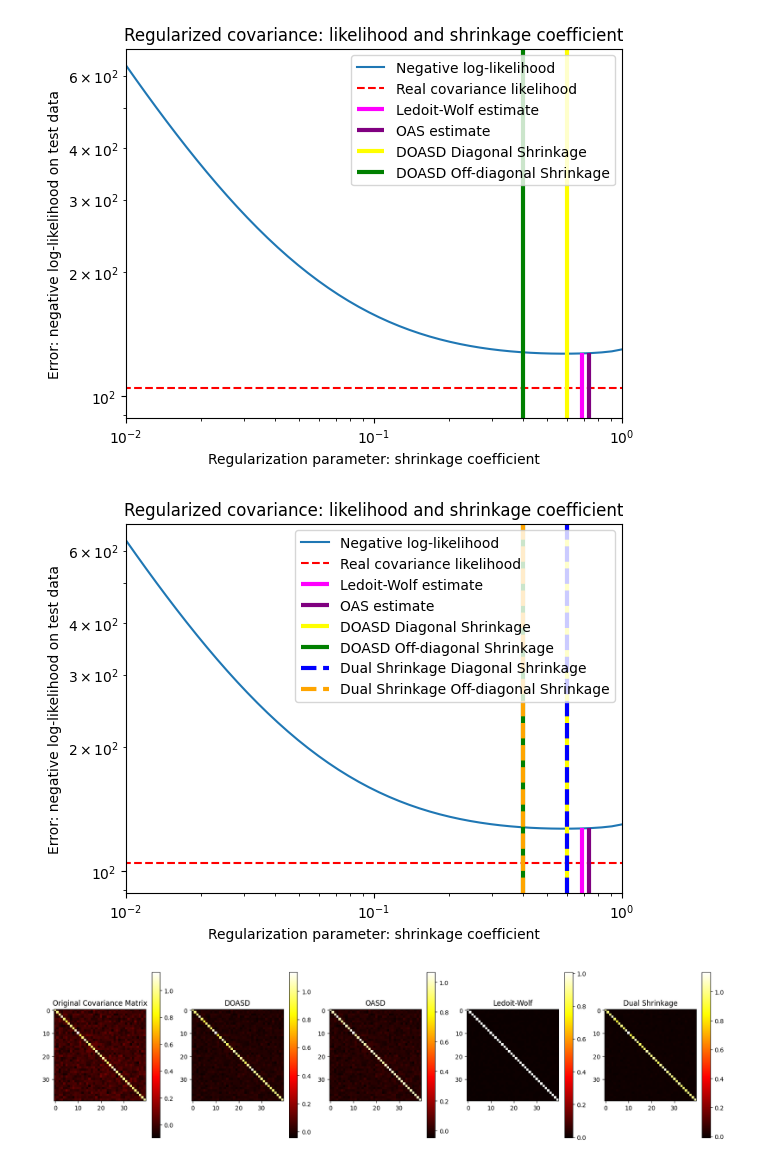
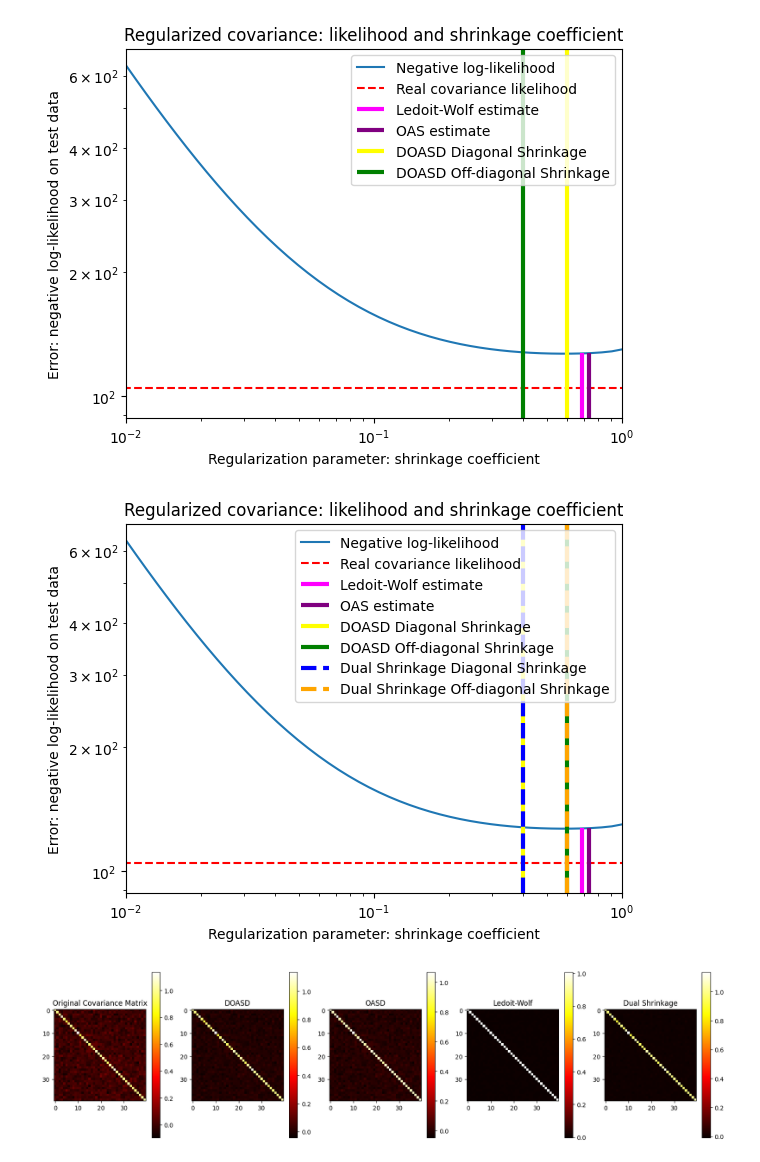
Before and after one commit to quaziemma/DUAL_SHRINKAGE_ESTIMATOR, a Jupyter notebook: DOASD_Estimation(2) (2).ipynb, the cells around one changed output. Drawn from its saved outputs; the diff is of its cells as text; code cells hidden in the pictures.

```diff
--- a/DOASD_Estimation(2) (2).ipynb
+++ b/DOASD_Estimation(2) (2).ipynb
@@ -1820,38 +1820,38 @@ plt.ylabel('Error: negative log-likelihood on test data')
 
 # Range shrinkage curve
 plt.loglog(shrinkages, negative_logliks, label="Negative log-likelihood")
 
 # Real covariance likelihood
 plt.plot(plt.xlim(), 2 * [loglik_real], '--r', label="Real covariance likelihood")
 
 # Adjust view
 lik_max = np.amax(negative_logliks)
 lik_min = np.amin(negative_logliks)
 ymin = lik_min - 6. * np.log((plt.ylim()[1] - plt.ylim()[0]))
 ymax = lik_max + 10. * np.log(lik_max - lik_min)
 xmin = shrinkages[0]
 xmax = shrinkages[-1]
 
 # Ledoit-Wolf likelihood
 plt.vlines(lw.shrinkage_, ymin, -loglik_lw, color='magenta', linewidth=3, label='Ledoit-Wolf estimate')
 
 # OAS likelihood
 plt.vlines(oa.shrinkage_, ymin, -loglik_oa, color='purple', linewidth=3, label='OAS estimate')
 
 # Shrinkage parameters comparison
-plt.vlines(0.6, ymin, ymax, color='yellow', linewidth= 3 , label='DOASD Diagonal Shrinkage')
-plt.vlines(0.4, ymin, ymax, color='green', linewidth= 3, label='DOASD Off-diagonal Shrinkage')
+plt.vlines(0.4, ymin, ymax, color='yellow', linewidth= 3 , label='DOASD Diagonal Shrinkage')
+plt.vlines(0.6, ymin, ymax, color='green', linewidth= 3, label='DOASD Off-diagonal Shrinkage')
 
 # Dual Shrinkage parameters
-plt.vlines(0.6, ymin, ymax, color='blue', linestyle='--', linewidth=3, label='Dual Shrinkage Diagonal Shrinkage')
-plt.vlines(0.4, ymin, ymax, color='orange', linestyle='--', linewidth=3, label='Dual Shrinkage Off-diagonal Shrinkage')
+plt.vlines(0.4, ymin, ymax, color='blue', linestyle='--', linewidth=3, label='Dual Shrinkage Diagonal Shrinkage')
+plt.vlines(0.6, ymin, ymax, color='orange', linestyle='--', linewidth=3, label='Dual Shrinkage Off-diagonal Shrinkage')
 
 plt.ylim(ymin, ymax)
 plt.xlim(xmin, xmax)
 plt.legend()
 plt.show()
 # %% [output]
-[figure, old version]
+[figure, new version]
 # %%
 import numpy as np
 import matplotlib.pyplot as plt
```
